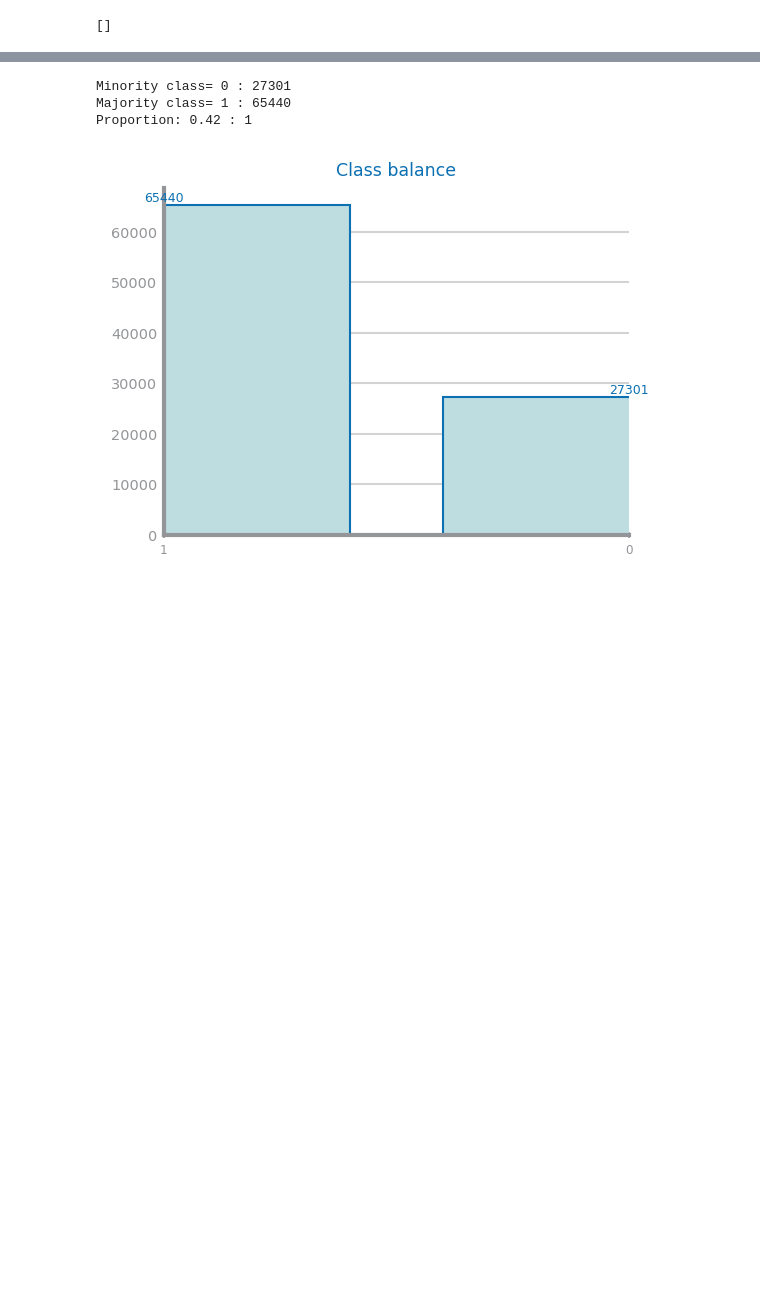
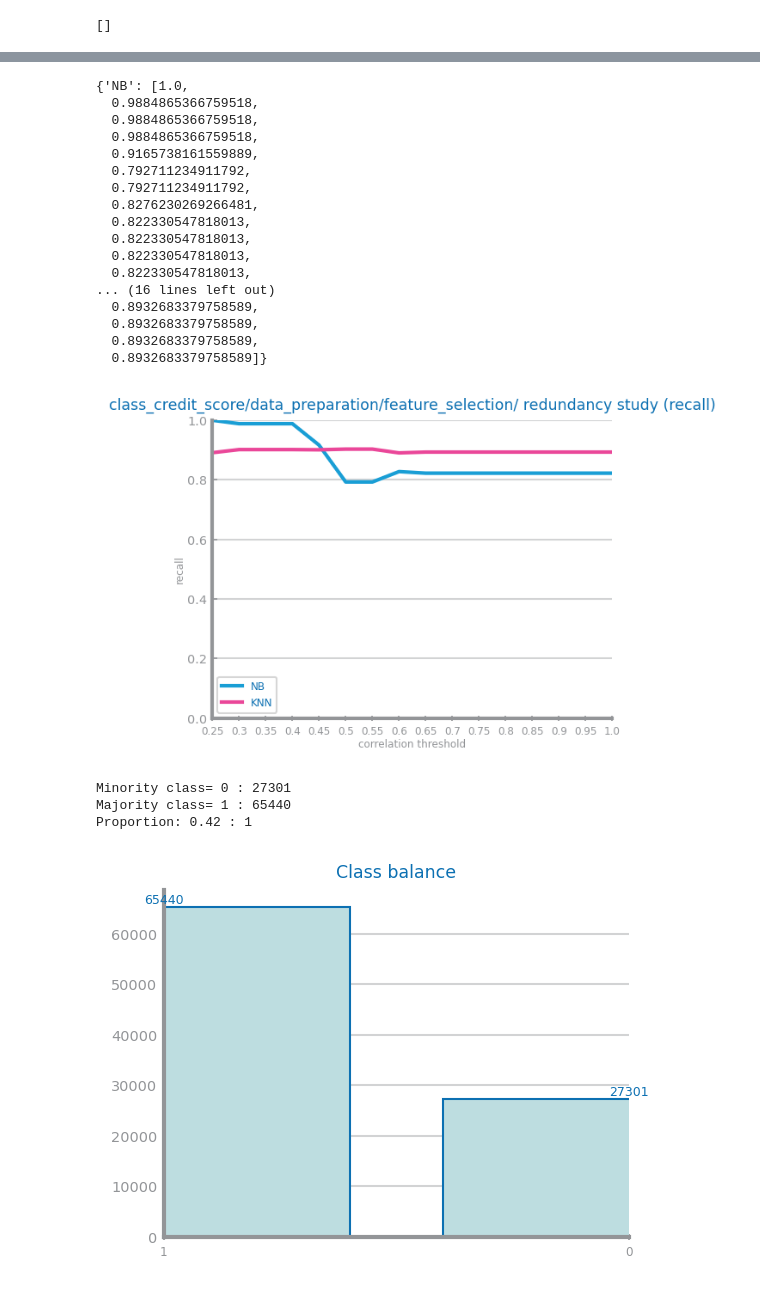
Before and after one commit to raquelfmcardoso/datascience-2023-2024-project, a Jupyter notebook: classification/credit_datapreparation.ipynb, the cells around one changed output, grey strips where cells are left out. Drawn from its saved outputs; the diff is of its cells as text; code cells hidden in the pictures; blank space fills up the shorter version.

```diff
--- a/classification/credit_datapreparation.ipynb
+++ b/classification/credit_datapreparation.ipynb
@@ -740,3 +735,24 @@ print(lowvar_vars)
+# %%
+study_redundancy_for_feature_selection(train, test, target, 0.25, 0.05, "recall", "class_credit_score/data_preparation/feature_selection/")
+# %% [output]
+{'NB': [1.0,
+  0.9884865366759518,
+  0.9884865366759518,
+  0.9884865366759518,
+  0.9165738161559889,
+  0.792711234911792,
+  0.792711234911792,
+  0.8276230269266481,
+  0.822330547818013,
+  0.822330547818013,
+  0.822330547818013,
+  0.822330547818013,
+... (16 lines left out)
+  0.8932683379758589,
+  0.8932683379758589,
+  0.8932683379758589,
+  0.8932683379758589]}
+[figure, added]
 # %%
 target_count: Series = original[target].value_counts()
 positive_class = target_count.idxmin()
```
Also changed, not shown: parts of 5 cells of this notebook, 21 other files.
